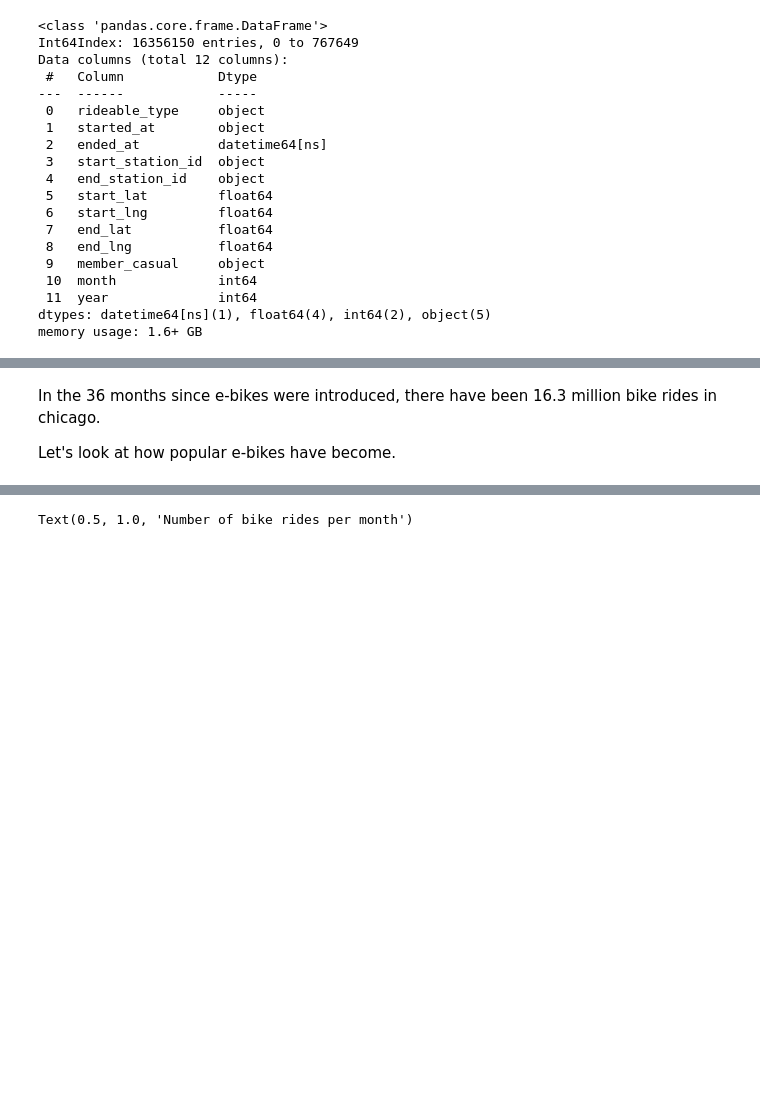
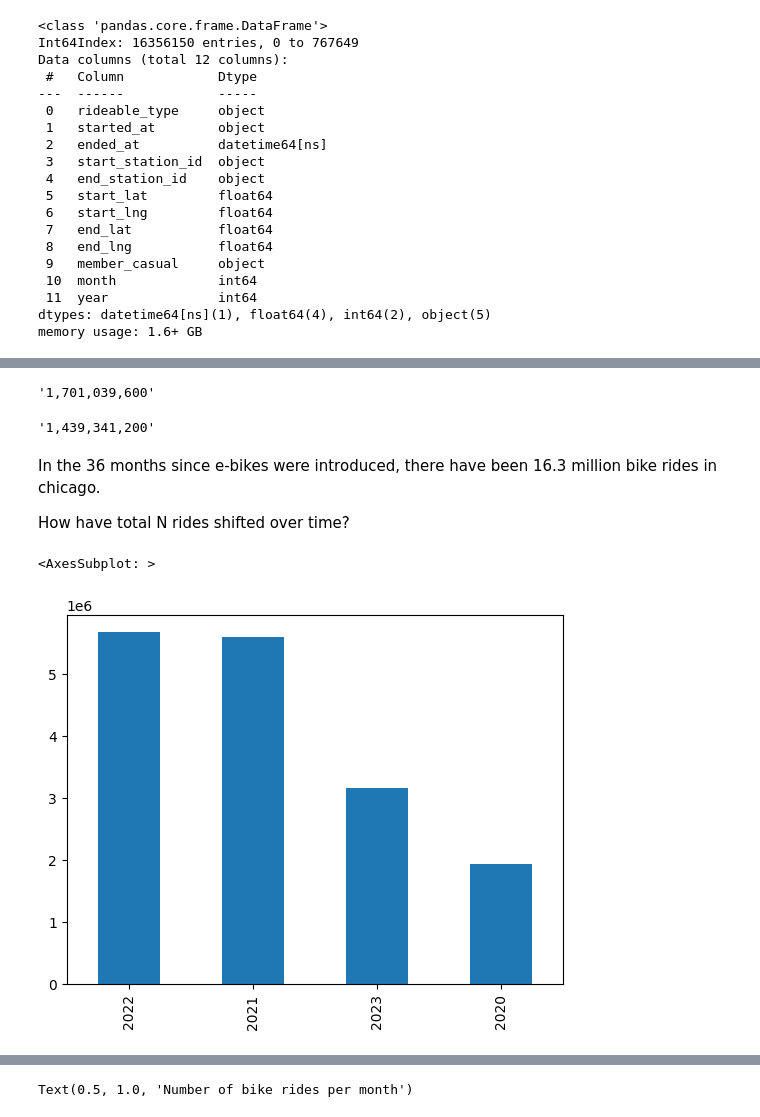
Before and after one commit to adamlporter/DivvyToolsAndAnalysis, a Jupyter notebook: DivvyEBikeAnalysis.ipynb, the cells around one changed output, grey strips where cells are left out. Drawn from its saved outputs; the diff is of its cells as text; code cells hidden in the pictures; blank space fills up the shorter version.

Commit message:
AnnualUsageMapped

```diff
--- a/DivvyEBikeAnalysis.ipynb
+++ b/DivvyEBikeAnalysis.ipynb
@@ -15,7 +15,7 @@ file_names = sorted(glob.glob(dataDir+'Divvy*.csv'))
 # since i've worked with this data before, let's just import the cols I want, rather than loading them all and deleting them
 cols = ['rideable_type','started_at','ended_at','start_station_id','end_station_id','start_lat','start_lng','end_lat','end_lng','member_casual']
 
-data = pd.read_csv('/home/alp/Google Drive/Python/DataSets/Data_Divvy/CVS_archive/202008-divvy-tripdata.csv',
+data = pd.read_csv('/home/alp/Google Drive/Python/DataSets/Data_Divvy/CVS_archive/202307-divvy-tripdata.csv',
                     parse_dates = [2,3],usecols=cols)
 # initialize DF with first month's data
 
@@ -70,3 +80,6 @@ Data columns (total 12 columns):
  11  year              int64
 dtypes: datetime64[ns](1), float64(4), int64(2), object(5)
 memory usage: 1.6+ GB
+# %%
+# not sure why it's not parsing "started_at" correctly, but it's an easy fix
+data['started_at'] = pd.to_datetime(data['started_at'],format = '%Y-%m-%d %H:%M:%S')
@@ -73,4 +202,18 @@ memory usage: 1.6+ GB
+# %%
+f"{data.memory_usage().sum():,}"
+# %% [output]
+'1,701,039,600'
+# %%
+data.drop(['start_station_id','end_station_id'],axis=1,inplace=True)
+f"{data.memory_usage().sum():,}"
+# %% [output]
+'1,439,341,200'
 # %% [markdown]
 In the 36 months since e-bikes were introduced, there have been 16.3 million bike rides in chicago.
 
-Let's look at how popular e-bikes have become.
+How have total N rides shifted over time?
+# %%
+data['year'].value_counts().plot(kind='bar')
+# %% [output]
+<AxesSubplot: >
+[figure, added]
```
Also changed, not shown: parts of 40 cells of this notebook, 11 other files.
